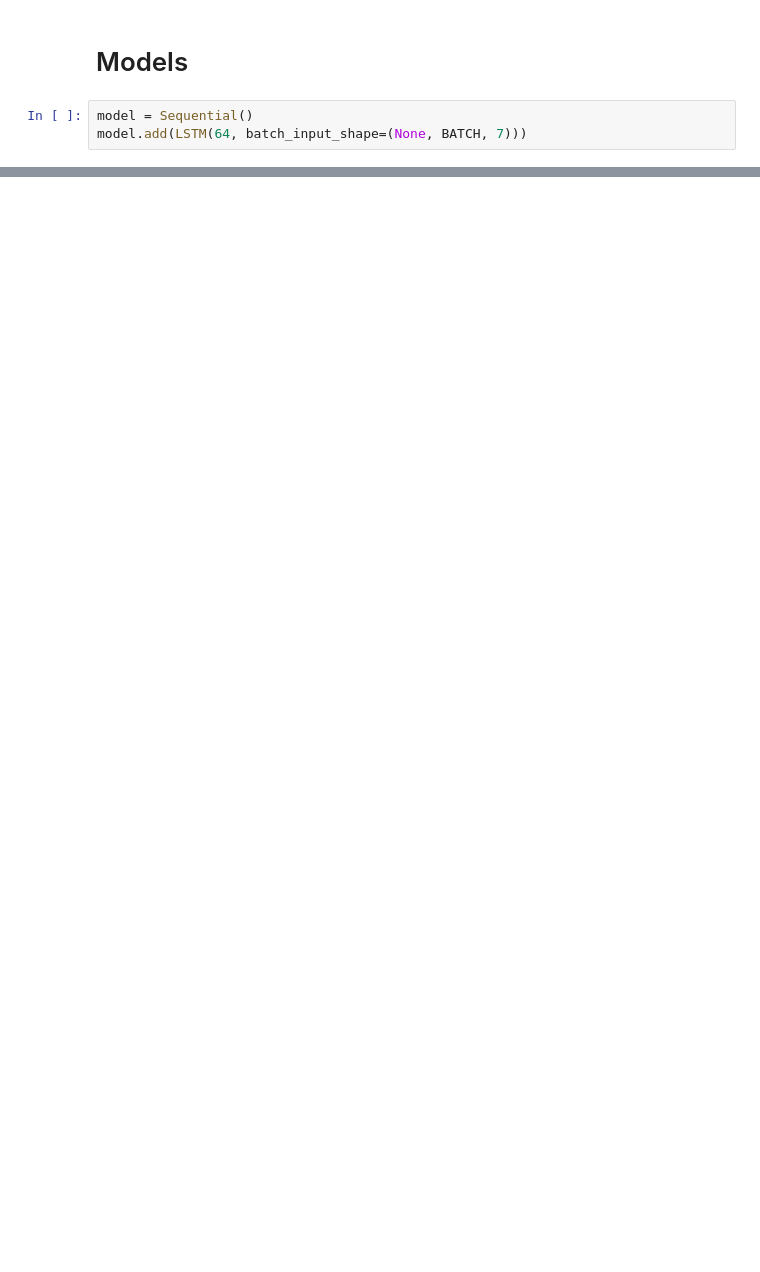
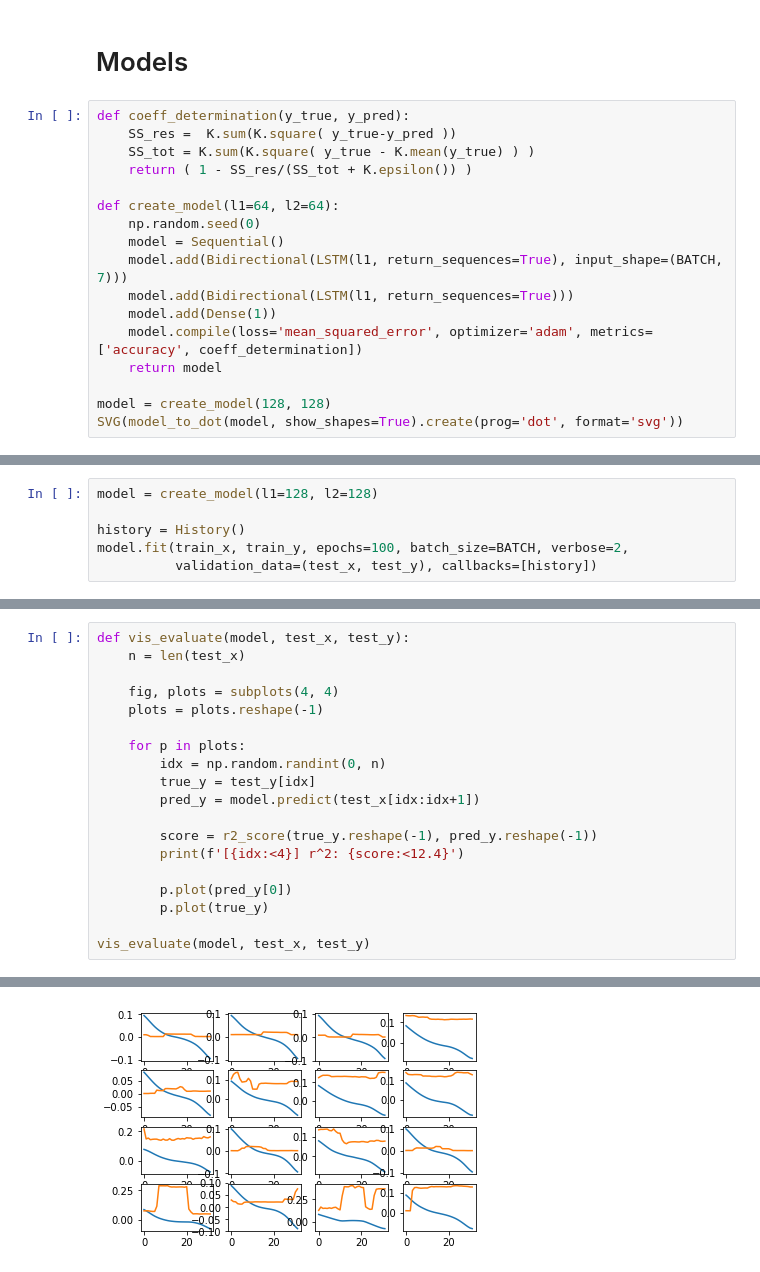
Before and after one commit to AndersonJo/hybrid-lstm, a Jupyter notebook: 02 LSTM.ipynb, the cells around one changed output, grey strips where cells are left out. Cells and saved outputs as stored; diff of their text form; blank space fills up the shorter version.

```diff
--- a/02 LSTM.ipynb
+++ b/02 LSTM.ipynb
@@ -43,5 +56,19 @@ test_y: (8989, 32, 1)
 # %% [markdown]
 # Models
-# %%
-model = Sequential()
-model.add(LSTM(64, batch_input_shape=(None, BATCH, 7)))
+# %%
+def coeff_determination(y_true, y_pred):
+    SS_res =  K.sum(K.square( y_true-y_pred ))
+    SS_tot = K.sum(K.square( y_true - K.mean(y_true) ) )
+    return ( 1 - SS_res/(SS_tot + K.epsilon()) )
+
+def create_model(l1=64, l2=64):
+    np.random.seed(0)
+    model = Sequential()
+    model.add(Bidirectional(LSTM(l1, return_sequences=True), input_shape=(BATCH, 7)))
+    model.add(Bidirectional(LSTM(l1, return_sequences=True)))
+    model.add(Dense(1))
+    model.compile(loss='mean_squared_error', optimizer='adam', metrics=['accuracy', coeff_determination])
+    return model
+
+model = create_model(128, 128)
+SVG(model_to_dot(model, show_shapes=True).create(prog='dot', format='svg'))
@@ -47,0 +79,6 @@ model.add(LSTM(64, batch_input_shape=(None, BATCH, 7)))
+# %%
+model = create_model(l1=128, l2=128)
+
+history = History()
+model.fit(train_x, train_y, epochs=100, batch_size=BATCH, verbose=2,
+          validation_data=(test_x, test_y), callbacks=[history])
@@ -47,0 +93,20 @@ model.add(LSTM(64, batch_input_shape=(None, BATCH, 7)))
+# %%
+def vis_evaluate(model, test_x, test_y):
+    n = len(test_x)
+
+    fig, plots = subplots(4, 4)
+    plots = plots.reshape(-1)
+
+    for p in plots:
+        idx = np.random.randint(0, n)
+        true_y = test_y[idx]
+        pred_y = model.predict(test_x[idx:idx+1])
+
+        score = r2_score(true_y.reshape(-1), pred_y.reshape(-1))
+        print(f'[{idx:<4}] r^2: {score:<12.4}')
+
+        p.plot(pred_y[0])
+        p.plot(true_y)
+
+vis_evaluate(model, test_x, test_y)
+# %% [output]
@@ -47,0 +129 @@ model.add(LSTM(64, batch_input_shape=(None, BATCH, 7)))
+[figure, added]
```
Also changed, not shown: parts of 7 cells of this notebook, 1 other file.
